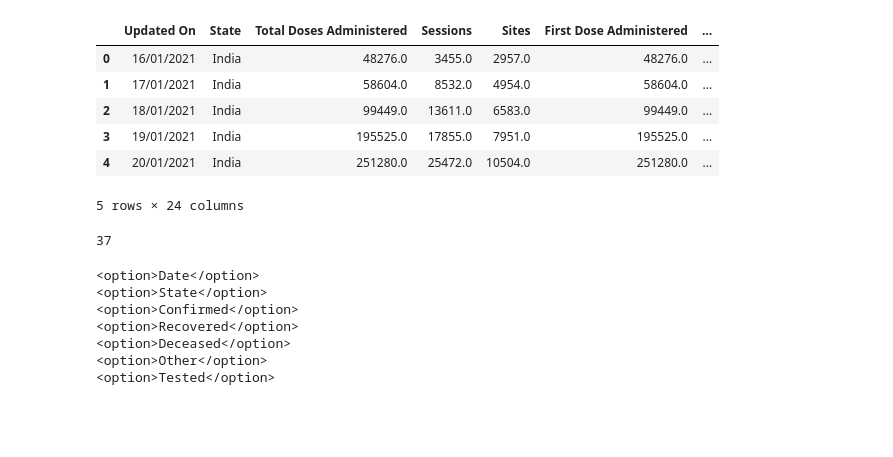
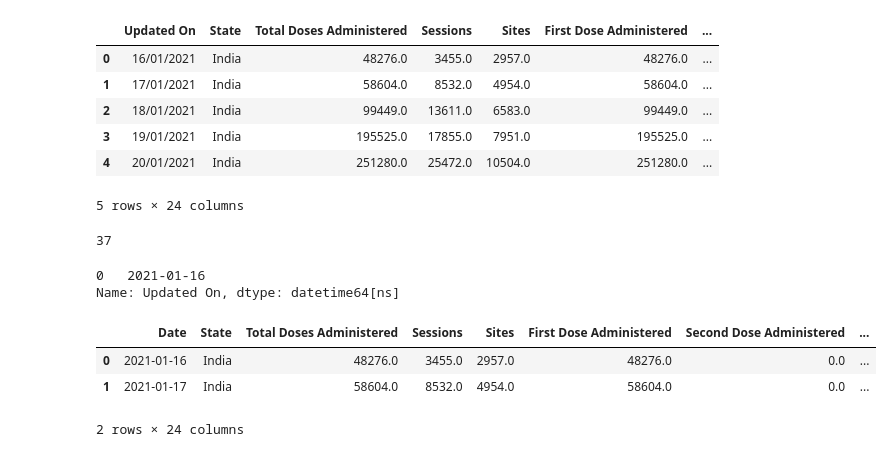
Before and after one commit to theDataQuad/covidWebapp, a Jupyter notebook: covid_Data_EDA.ipynb, the cells around one changed output. Cells and saved outputs as stored; diff of their text form; code cells hidden in the pictures; blank space fills up the shorter version.

```diff
--- a/covid_Data_EDA.ipynb
+++ b/covid_Data_EDA.ipynb
@@ -346,11 +343,0 @@ lst=df.columns
-# %%
-for i in lst:
-    print('<option>'+i+'</option>')
-# %% [output]
-<option>Date</option>
-<option>State</option>
-<option>Confirmed</option>
-<option>Recovered</option>
-<option>Deceased</option>
-<option>Other</option>
-<option>Tested</option>
@@ -358,0 +346,5 @@ for i in lst:
+# %%
+vac.loc[:0,"Updated On"]
+# %% [output]
+0   2021-01-16
+Name: Updated On, dtype: datetime64[ns]
@@ -358,0 +353,8 @@ for i in lst:
+# %%
+vac.rename(columns={'Updated On':'Date'},inplace=True)
+vac.head(2)
+# %% [output]
+|  | Date | State | Total Doses Administered | Sessions | Sites | First Dose Administered | Second Dose Administered | ... |
+| 0 | 2021-01-16 | India | 48276.0 | 3455.0 | 2957.0 | 48276.0 | 0.0 | ... |
+| 1 | 2021-01-17 | India | 58604.0 | 8532.0 | 4954.0 | 58604.0 | 0.0 | ... |
+2 rows × 24 columns
```
Also changed, not shown: parts of 10 cells of this notebook, 1 other file.
